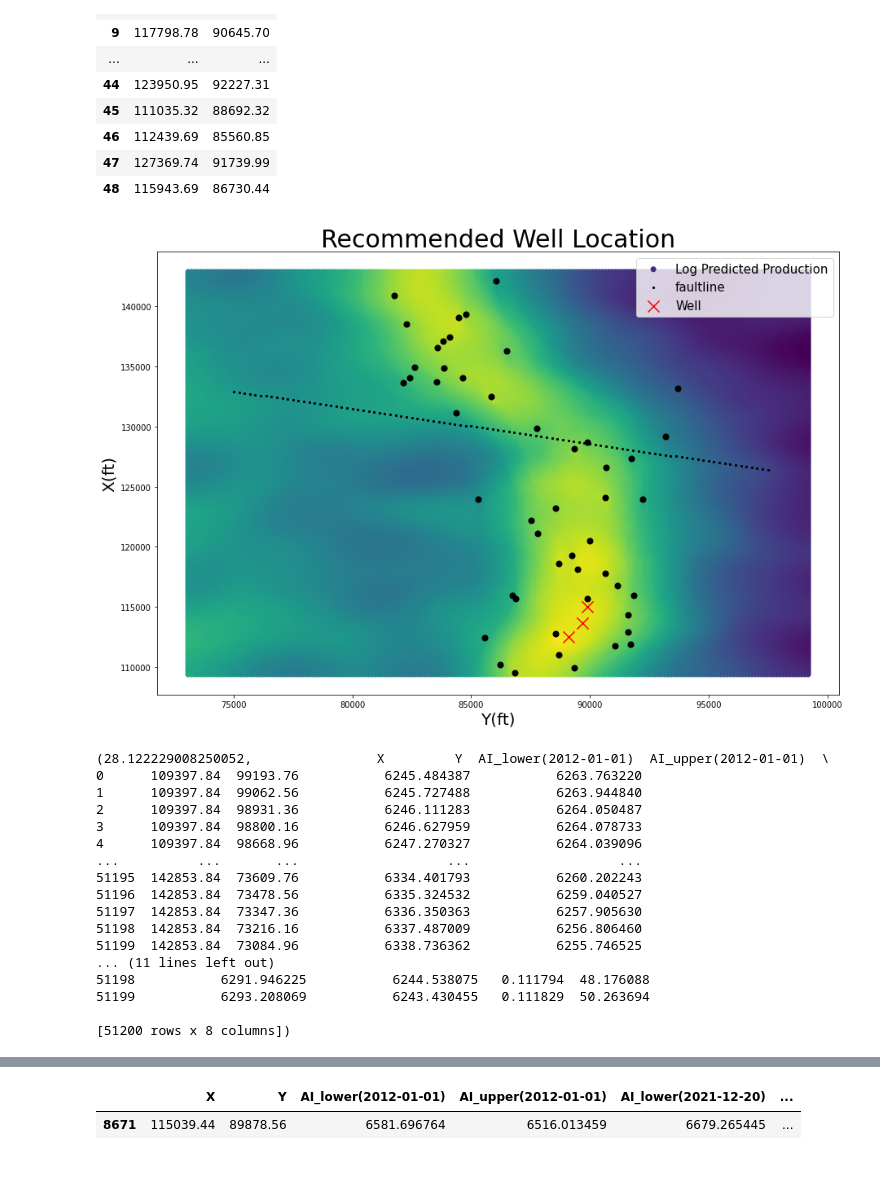
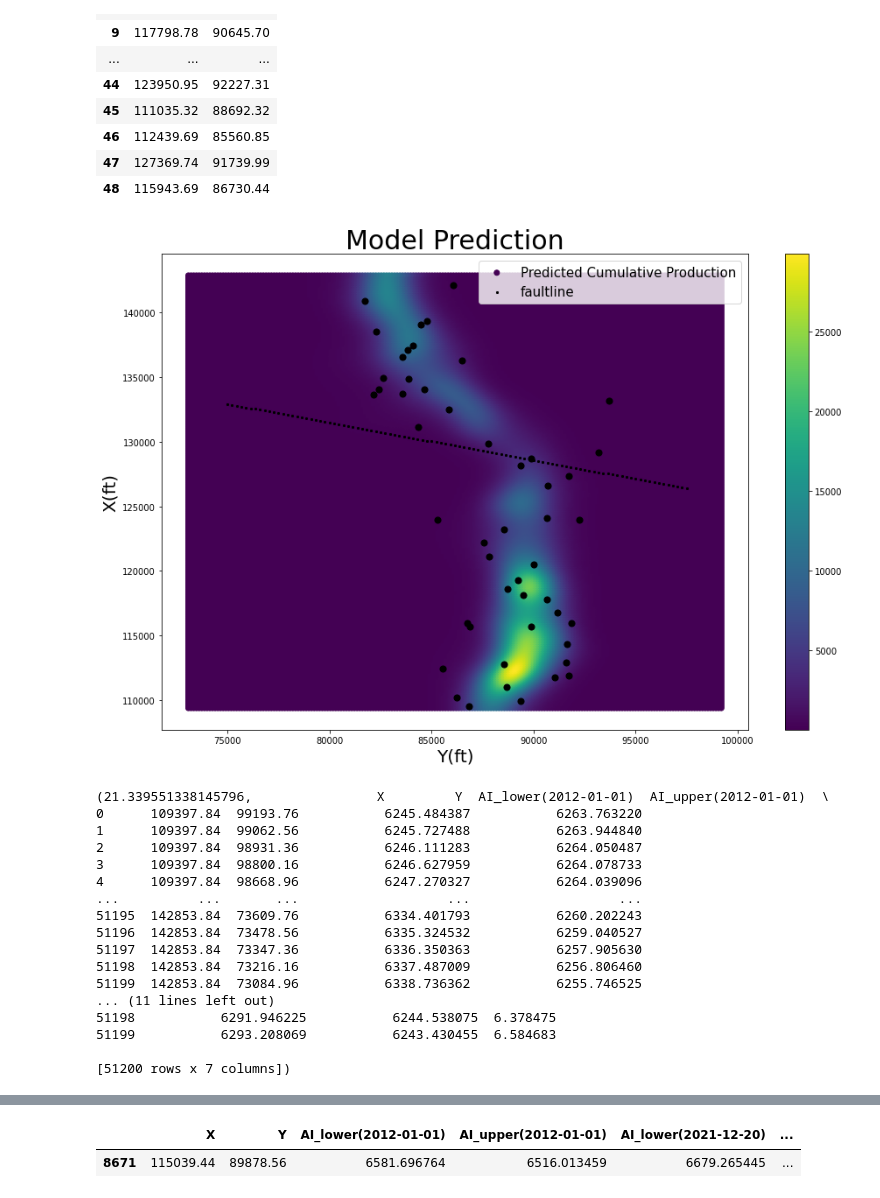
Before and after one commit to PGEHackathon/Carpe-Datum-2022, a Jupyter notebook: EDA_notebooks/santosh_EDA-3.ipynb, the cells around one changed output, grey strips where cells are left out. Drawn from its saved outputs; the diff is of its cells as text; code cells hidden in the pictures; blank space fills up the shorter version.

```diff
--- a/EDA_notebooks/santosh_EDA-3.ipynb
+++ b/EDA_notebooks/santosh_EDA-3.ipynb
@@ -275,19 +275,21 @@ def validate(model, features):
     plt.figure(figsize=(15,10))
     ai['pred'] = np.exp(model.predict(ai[features]))
     #plt.scatter(sum_interp['Y'], sum_interp['X'], c=sum_interp['PORO(v/v)'], )
-    plt.scatter(ai['Y'], ai['X'], c=ai['Porosity'], label='Interpolated Porosity')
+    plt.scatter(ai['Y'], ai['X'], c=ai['pred'], label='Predicted Cumulative Production')
+    plt.colorbar()
     #mynorm = plt.Normalize(vmin=0, vmax=100000)
+
     #plt.colorbar()
     uppers = wells
     plt.scatter(uppers['Y(ft)'], uppers['X(ft)'], s=50, c='black', cmap='gray')
 
-    plt.title('Recommended Well Location', fontsize=30)
+    plt.title('Model Prediction', fontsize=30)
     plt.xlabel("Y(ft)", fontsize=20)
     plt.ylabel("X(ft)", fontsize=20)
     plt.scatter(t, fault, s=5, c='black', marker='x', label='faultline')
-    plt.scatter(y=[112546.64], x=[89091.36], c='red', marker='x', s=200, label='Well')
-    plt.scatter(y=[115039.44], x=[89878.56], c='red', marker='x', s=200)
-    plt.scatter(y=[113639.44], x=[89700.56], c='red', marker='x', s=200)
+    #plt.scatter(y=[112546.64], x=[89091.36], c='red', marker='x', s=200, label='Well')
+    #plt.scatter(y=[115039.44], x=[89878.56], c='red', marker='x', s=200)
+    #plt.scatter(y=[113639.44], x=[89700.56], c='red', marker='x', s=200)
     plt.legend(fontsize=15)
     plt.show()
 
@@ -295,14 +297,14 @@ def validate(model, features):
 # %%
 from sklearn.dummy import DummyRegressor
 from xgboost import XGBRegressor
 np.random.seed(99998)
 
 #make_pipeline(PolynomialFeatures(), LinearRegression())
-z=validate(LinearRegression(), ['AI_lower(2012-01-01)','AI_upper(2012-01-01)','AI_upper(2021-12-20)','AI_lower(2021-12-20)','X','Y','PORO(v/v)'])
+z=validate(LinearRegression(), ['AI_lower(2012-01-01)','AI_upper(2012-01-01)','AI_upper(2021-12-20)','AI_lower(2021-12-20)','X','Y',])
 print(z)
 # %% [output]
-[figure, old version]
+[figure, new version]
-(28.122229008250052,                X         Y  AI_lower(2012-01-01)  AI_upper(2012-01-01)  \
+(21.339551338145796,                X         Y  AI_lower(2012-01-01)  AI_upper(2012-01-01)  \
 0      109397.84  99193.76           6245.484387           6263.763220
 1      109397.84  99062.56           6245.727488           6263.944840
 2      109397.84  98931.36           6246.111283           6264.050487
@@ -315,10 +317,10 @@ print(z)
 51198  142853.84  73216.16           6337.487009           6256.806460
 51199  142853.84  73084.96           6338.736362           6255.746525
 ... (11 lines left out)
-51198           6291.946225           6244.538075   0.111794  48.176088
-51199           6293.208069           6243.430455   0.111829  50.263694
+51198           6291.946225           6244.538075  6.378475
+51199           6293.208069           6243.430455  6.584683
 
-[51200 rows x 8 columns])
+[51200 rows x 7 columns])
 # %%
 z, ai=validate(RandomForestRegressor(), ['AI_lower(2012-01-01)','AI_upper(2012-01-01)','AI_upper(2021-12-20)','AI_lower(2021-12-20)','X','Y'])
 print(z)
```
Also changed, not shown: parts of 2 cells of this notebook, 3 other files.
